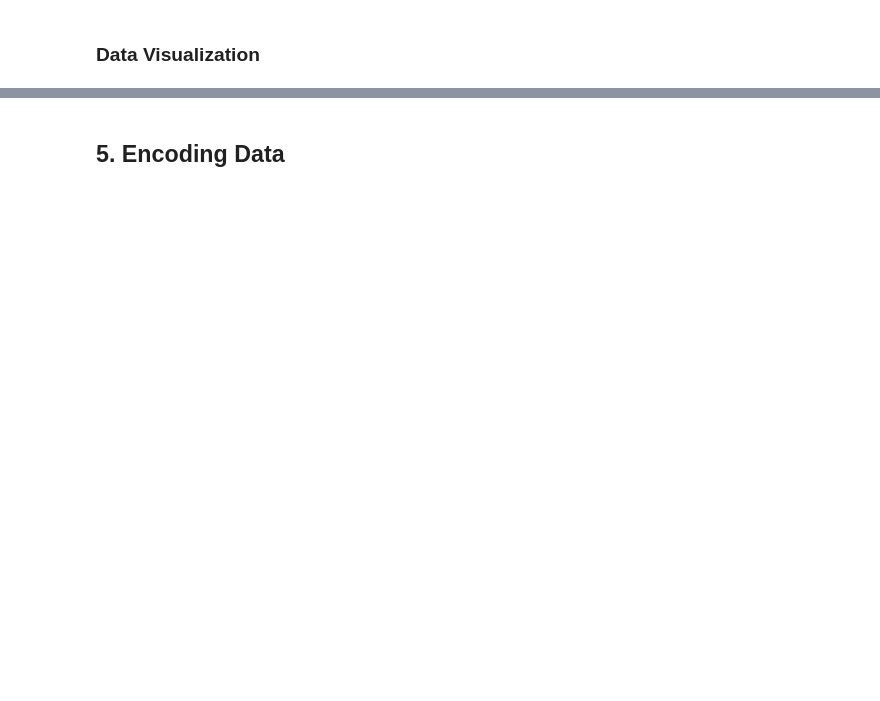
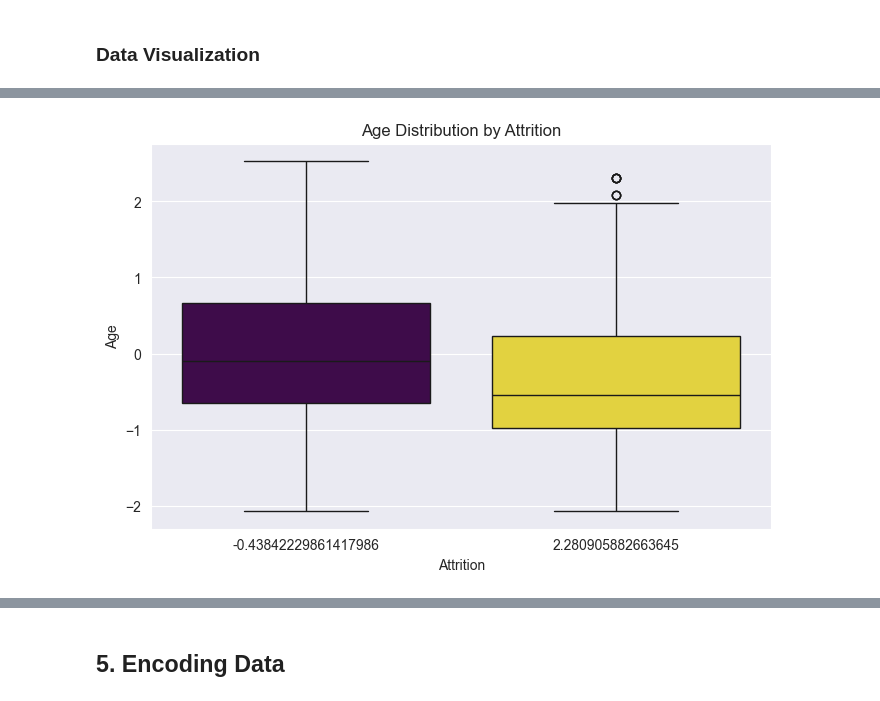
Before and after one commit to m-bermudez/ISM6251-ML-Project, a Jupyter notebook: Group Project.ipynb, the cells around one changed output, grey strips where cells are left out. Cells and saved outputs as stored; diff of their text form; code cells hidden in the pictures; blank space fills up the shorter version.

```diff
--- a/Group Project.ipynb
+++ b/Group Project.ipynb
@@ -83,10 +143,12 @@ plt.show()
 # %%
 plt.figure(figsize=(8, 5))
-sns.boxplot(data=df, x='Attrition', y='Age', palette='viridis')
+sns.boxplot(data=df, x='Attrition', y='Age', palette='viridis', hue='Attrition', legend=False)
 plt.title('Age Distribution by Attrition')
 plt.xlabel('Attrition')
 plt.ylabel('Age')
 plt.show()
+# %% [output]
+[figure, added]
 # %%
 plt.figure(figsize=(8, 5))
 sns.violinplot(data=df, x='Attrition', y='MonthlyIncome', palette='viridis')
```
Also changed, not shown: parts of 24 cells of this notebook.
